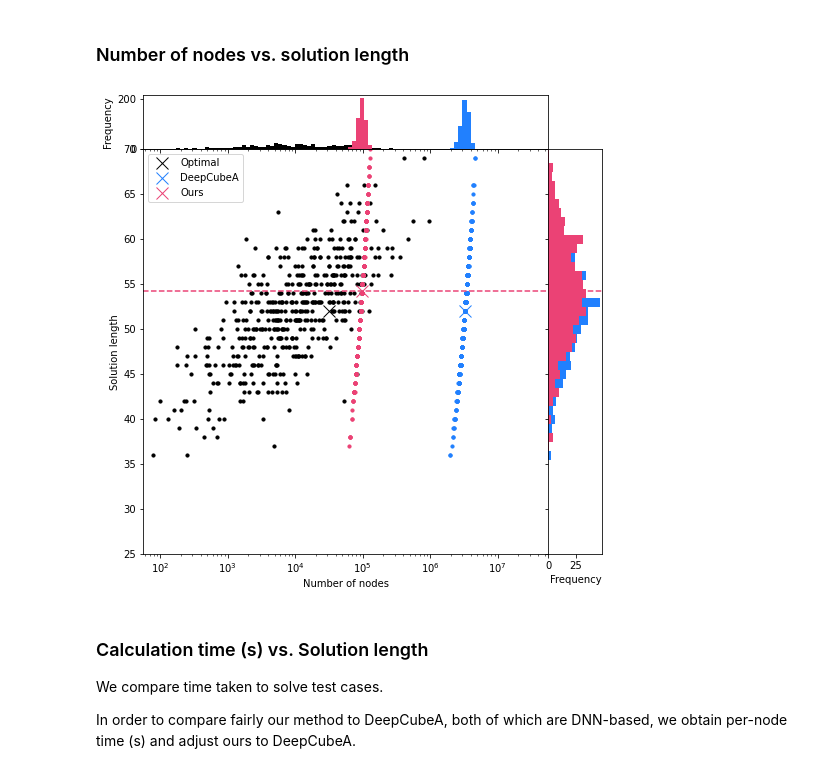
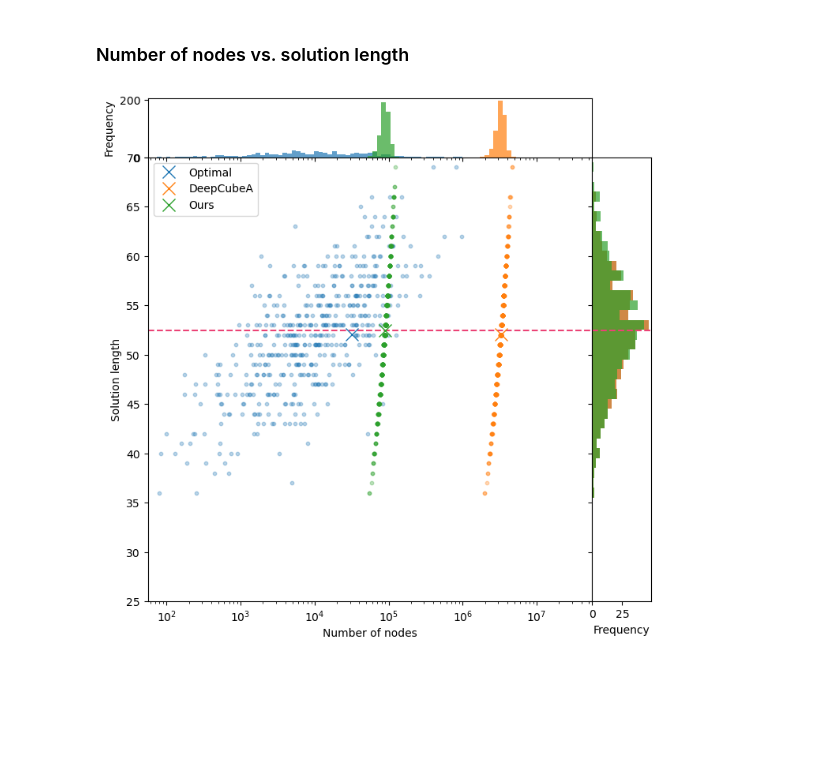
Before and after one commit to kyo-takano/efficientcube, a Jupyter notebook: notebooks/15_Puzzle.ipynb, the cells around one changed output. Saved outputs shown, nothing was run; the diff lists cells and outputs as text; code cells hidden in the pictures; blank space fills up the shorter version.

```diff
--- a/notebooks/15_Puzzle.ipynb
+++ b/notebooks/15_Puzzle.ipynb
@@ -25,12 +25,13 @@ class TrainConfig:
     batch_size_per_depth = 1000
     num_steps = 1000
     learning_rate = 1e-3
+    INTERVAL_PLOT, INTERVAL_SAVE = 100, 1000
     ENABLE_FP16 = False                     # Set this to True if you want to train the model faster
-    INTERVAL_PLOT, INTERVAL_SAVE = 100, 1000
 
 class SearchConfig:
     beam_width = 2**11                      # This controls the trade-off between time and optimality
     max_depth = TrainConfig.max_depth * 2   # Any number above God's Number will do
+    ENABLE_FP16 = False                     # Set this to True if you want to solve faster
 # %%
 import os
 import time
@@ -273,7 +280,7 @@ model = Model().to(device)
 # %% [markdown]
 ## Training
 # %%
-class ScrambleDataGenerator(torch.utils.data.Dataset):
+class ScrambleGenerator(torch.utils.data.Dataset):
     def __init__(
             self,
             num_workers=os.cpu_count(),
@@ -302,7 +309,7 @@ class ScrambleDataGenerator(torch.utils.data.Dataset):
         return X, y
 
 dataloader = torch.utils.data.DataLoader(
-    ScrambleDataGenerator(),
+    ScrambleGenerator(),
     num_workers=os.cpu_count(),
     batch_size=TrainConfig.batch_size_per_depth
 )
@@ -322,17 +329,15 @@ def train(model, dataloader):
     optimizer = torch.optim.Adam(model.parameters(), lr=TrainConfig.learning_rate)
     g = iter(dataloader)
     h = []
+    ctx = torch.cuda.amp.autocast(dtype=torch.float16) if TrainConfig.ENABLE_FP16 else nullcontext()
+
     for i in trange(1, TrainConfig.num_steps + 1, smoothing=0):
         batch_x, batch_y = next(g)
         batch_x, batch_y = batch_x.reshape(-1, 16).to(device), batch_y.reshape(-1).to(device)
 
-        if TrainConfig.ENABLE_FP16:
-            with torch.cuda.amp.autocast(dtype=torch.float16):
-                pred_y = model(batch_x)
-                loss = loss_fn(pred_y, batch_y)
-        else:
+        with ctx:
             pred_y = model(batch_x)
-        loss = loss_fn(pred_y, batch_y)
+            loss = loss_fn(pred_y, batch_y)
         optimizer.zero_grad()
         loss.backward()
         optimizer.step()
@@ -604,50 +603,45 @@ rect_histy = [left + width, bottom, 0.1, height]
 
 fig = plt.figure(figsize=(7.5, 7.5))
 ax = fig.add_axes(rect_scatter)
 ax.set_xlabel("Number of nodes")
 ax.set_ylabel("Solution length")
 ax.set_xscale("log")
 ax_histx = fig.add_axes(rect_histx, sharex=ax)
 ax_histy = fig.add_axes(rect_histy, sharey=ax)
 ax_histx.set_ylabel("Frequency")
 ax_histy.set_xlabel("Frequency")
 ax_histx.tick_params(axis="x", labelbottom=False)
 ax_histy.tick_params(axis="y", labelleft=False)
 
 ax.set_ylim(25, max(result_ours['solution_lengths_count']))
 ax_histy.set_ylim(25, max(result_ours['solution_lengths_count']))
 
 xmin, xmax = 1.75, 7.75
 ax.set_xlim(10**xmin, 10**xmax)
 ax_histx.set_xlim(10**xmin, 10**xmax)
 bins_x = np.logspace(xmin, xmax, 100)
 
 ################################################################################
-k_x, k_y = "num_nodes_generated", "solution_lengths"
 
-for k, d in [("Optimal", result_Optimal), ("DeepCubeA", result_DeepCubeA), ("Ours", result_ours)]:
-    x, y = d[k_x], d[k_y]
-    ax.scatter(x, y, s=10)
-    ax_histx.hist(x, bins=bins_x)
+key_x, key_y = "num_nodes_generated", "solution_lengths"
 
-for i, d in enumerate([result_Optimal, result_DeepCubeA, result_ours]):
-    d = d["solution_lengths_count"]
-    ax_histy.barh(list(d.keys()), list(d.values()), height=1)
+for k, data in [("Optimal", result_Optimal), ("DeepCubeA", result_DeepCubeA), ("Ours", result_ours)]:
+    x, y = data[key_x], data[key_y]
+    ax.scatter(x, y, s=10, alpha=0.3)
+    ax_histx.hist(x, bins=bins_x, alpha=0.7)
 
-ax_histy.axhline(np.mean(result_ours[k_y]), ls="--", color="#EB4275")
-ax.axhline(np.mean(result_ours[k_y]), ls="--", color="#EB4275")
+for i, data in enumerate([result_Optimal, result_DeepCubeA, result_ours]):
+    data = data["solution_lengths_count"]
+    ax_histy.barh(list(data.keys()), list(data.values()), height=1, alpha=0.7)
 
-ax.plot(np.mean(result_Optimal[k_x]), np.mean(result_Optimal[k_y]), "x", label="Optimal", markersize=12)
-ax.plot(np.mean(result_DeepCubeA[k_x]), np.mean(result_DeepCubeA[k_y]), "x", label="DeepCubeA", markersize=12)
-ax.plot(np.mean(result_ours[k_x]), np.mean(result_ours[k_y]), "x", label="Ours", markersize=12)
+ax_histy.axhline(np.mean(result_ours[key_y]), ls="--", color="#EB4275")
+ax.axhline(np.mean(result_ours[key_y]), ls="--", color="#EB4275")
+
+ax.plot(np.mean(result_Optimal[key_x]), np.mean(result_Optimal[key_y]),     "x", markersize=12, label="Optimal")
+ax.plot(np.mean(result_DeepCubeA[key_x]), np.mean(result_DeepCubeA[key_y]), "x", markersize=12, label="DeepCubeA")
+ax.plot(np.mean(result_ours[key_x]), np.mean(result_ours[key_y]),           "x", markersize=12, label="Ours")
 ax.legend()
 
 plt.show()
 # %% [output]
-[figure, old version]
+[figure, new version]
-# %% [markdown]
-### Calculation time (s) vs. Solution length
-
-We compare time taken to solve test cases.
-
-In order to compare fairly our method to DeepCubeA, both of which are DNN-based, we obtain per-node time (s) and adjust ours to DeepCubeA.
```
Also changed, not shown: parts of 10 cells of this notebook, 4 other files.
